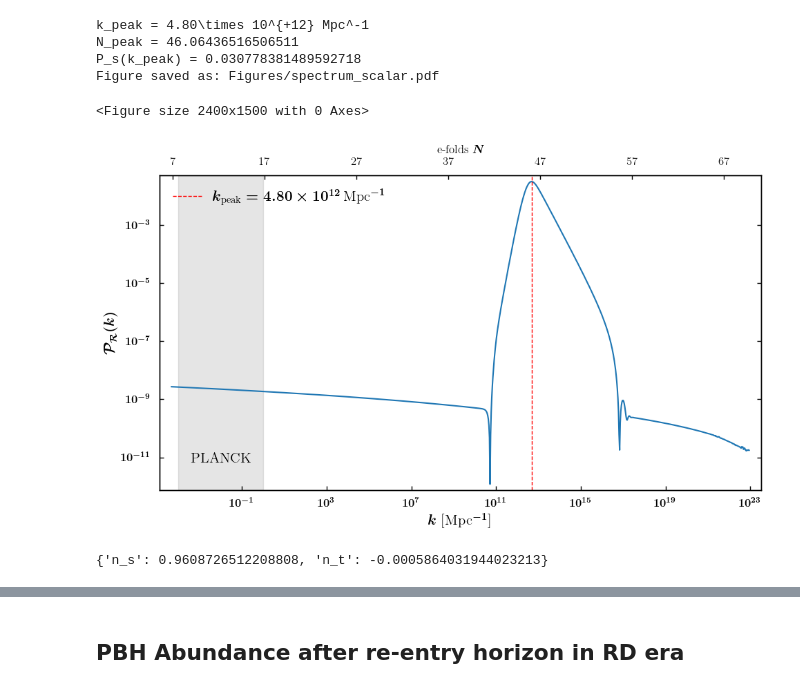
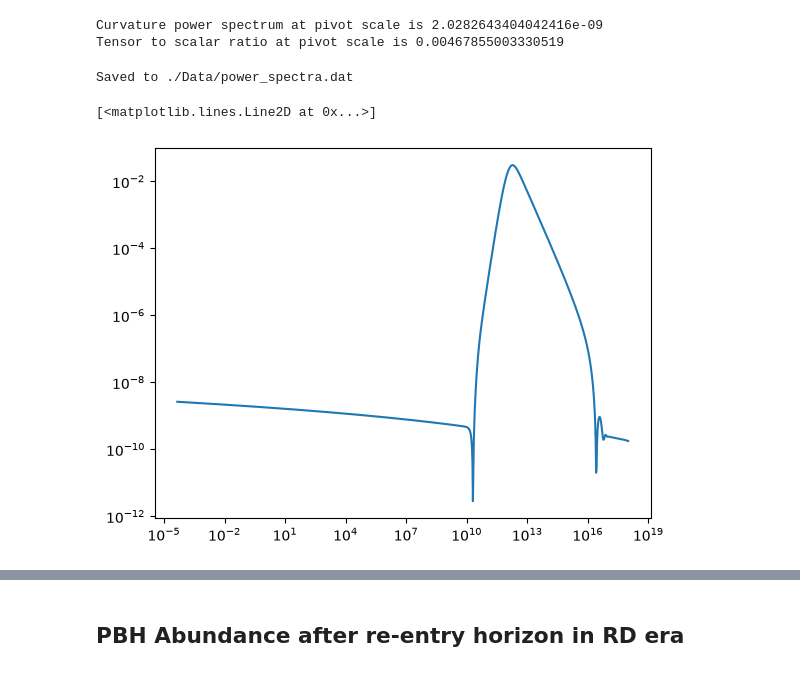
Before and after one commit to fpineda94/primordialpy, a Jupyter notebook: notebooks/PBHs/alpha_attractor-case1/alpha_attractor_PBH.ipynb, the cells around one changed output, grey strips where cells are left out. Drawn from its saved outputs; the diff is of its cells as text; code cells hidden in the pictures.

```diff
--- a/notebooks/PBHs/alpha_attractor-case1/alpha_attractor_PBH.ipynb
+++ b/notebooks/PBHs/alpha_attractor-case1/alpha_attractor_PBH.ipynb
@@ -24,17 +41,17 @@ N, phi, dphidN, H, a, aH, eps_H, eta_H = (background.data(save=True)[i] for i in
 # %%
 pert = Perturbations(potential, background, scale= 'PBH', N_CMB = 60)
-P_s = pert.Power_spectrum(save=True)
+sol_pivot = pert.power_spectra_pivot()
+# %% [output]
+Curvature power spectrum at pivot scale is 2.0282643404042416e-09
+Tensor to scalar ratio at pivot scale is 0.00467855003330519
-# %%
-pert.Plot_spectrum(spectrum= 'scalar', dpi= 300, save=True)
-# %% [output]
-k_peak = 4.80\times 10^{+12} Mpc^-1
-N_peak = 46.06436516506511
-P_s(k_peak) = 0.030778381489592718
-Figure saved as: Figures/spectrum_scalar.pdf
-<Figure size 2400x1500 with 0 Axes>
-[figure, removed]
+# %%
+PS = pert.power_spectrum()
+pert.save_power_spectra(path ='./Data')
+# %% [output]
+Saved to ./Data/power_spectra.dat
 # %%
-pert.Spectral_tilts
+plt.loglog(pert.k_modes, PS[0])
 # %% [output]
-{'n_s': 0.9608726512208808, 'n_t': -0.0005864031944023213}
+[<matplotlib.lines.Line2D at 0x...>]
+[figure, added]
 # %%
```
Also changed, not shown: parts of 7 cells of this notebook, 13 other files.
